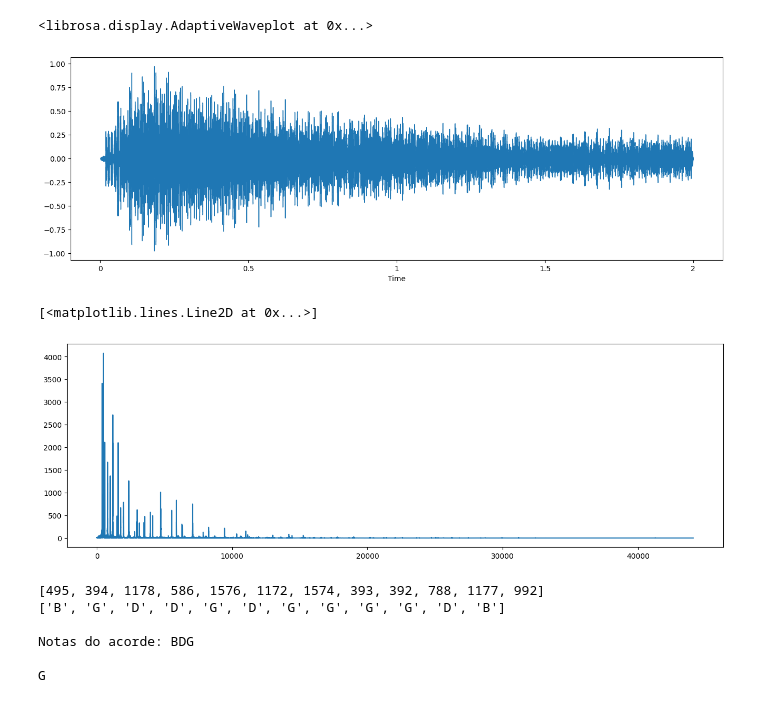
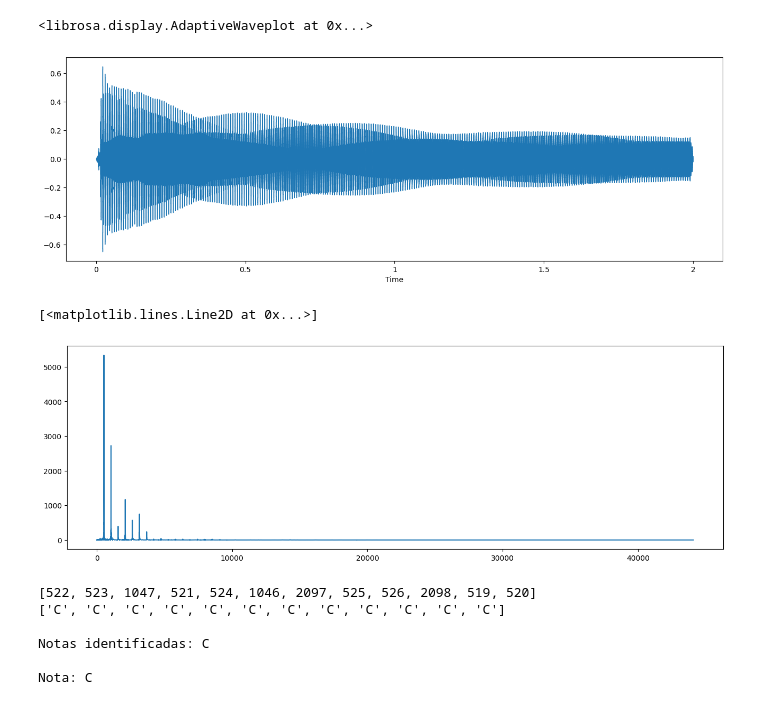
Before and after one commit to RoyCal/Chord-Identifier, a Jupyter notebook: main.ipynb, the cells around one changed output. Drawn from its saved outputs; the diff is of its cells as text; code cells hidden in the pictures.

```diff
--- a/main.ipynb
+++ b/main.ipynb
@@ -106,44 +113,54 @@ def gerar_combinacoes(lista, n):
 
     return formacoes_possiveis
 # %%
-data, fs = librosa.load("Acordes/G.wav")
+# Ler o arquivo de áudio
+data, fs = librosa.load("Notas/C.wav")
 
 Audio(data=data, rate=fs)
 # %% [output]
 [interactive output not drawn]
 # %%
+# Plotar o sinal do áudio
 plt.figure(figsize=(16, 5))
 ld.waveshow(data, sr=fs)
 # %% [output]
 <librosa.display.AdaptiveWaveplot at 0x...>
-[figure, old version]
+[figure, new version]
 # %%
-f = sp.fft.dct(data)
-f = abs(f)
+# Fazer a transformada do cosseno discreta do sinal para identificar quais são as frequências mais importantes
+f = abs(sp.fft.dct(data))
 
+# Plotar o gráfica da transformada
 plt.figure(figsize=(16, 5))
 plt.plot(f)
 # %% [output]
 [<matplotlib.lines.Line2D at 0x...>]
-[figure, old version]
+[figure, new version]
 # %%
+# Imprimir a lista com as notas mais importantes
 print(lista := maiores_indices(f,12))
 
+# Transforma a lista de frequências em uma lista de notas
 lista = freqs_to_notes(lista)
 
+# Imprimir a lista de notas
 print(lista, end="\n\n")
 
+# Gerar a formação com base na lista de notas e saber quantas notas tem naquela formação
 formation, n_notes = get_formation(lista)
 
-print("Notas do acorde:", formation, end="\n\n")
+# Imprimir as ntoas que foram identificadas na formação
+print("Notas identificadas:", formation, end="\n\n")
 
+# Gerar o acorde com base na formação
 chord = get_chord(formation)
 
-if chord is not None:
+# Manipulações caso o acorde não seja identificado de primeira
+if chord is not None:   # o acorde foi identificado de primeira
     print(chord)
-elif n_notes == 3:
+elif n_notes == 3:      # se não foi identificado e possui 3 notas, não se sabe qual é o acorde
     print("Não foi possível identificar um acorde com essa formação")
-elif n_notes == 4:
+elif n_notes == 4:      # se não foi identificado, mas possui 4 notas, gerar a combinação 3 a 3 e buscar novamente, pois pode existir um nota "intrusa"
     formacoes_possiveis = gerar_combinacoes(set(lista), 3)
 
     for formacao in formacoes_possiveis:
@@ -151,7 +168,7 @@ elif n_notes == 4:
         if chord != None:
             print(chord)
             break
-elif n_notes > 4:
+elif n_notes > 4:       # se não foi identificado e possui mais que 4 notas, gerar as combinações 4 a 4 e 3 a 3 e buscar novamente
     formacoes_possiveis = gerar_combinacoes(set(lista), 4) + gerar_combinacoes(set(lista), 3)
 
     for formacao in formacoes_possiveis:
@@ -159,12 +176,14 @@ elif n_notes > 4:
         if chord != None:
             print(chord)
             break
-elif n_notes == 2:
+elif n_notes == 2:      # se não foi identificado e possui apenas 2 notas, retornar a mais recorrente
     print(get_chord(Counter(lista).most_common(1)[0][0]))
+else:                   # se não, realmente não é possível identificar nenhum acorde
+    print("Não foi possível identificar um acorde com essa formação")
 # %% [output]
-[495, 394, 1178, 586, 1576, 1172, 1574, 393, 392, 788, 1177, 992]
-['B', 'G', 'D', 'D', 'G', 'D', 'G', 'G', 'G', 'G', 'D', 'B']
+[522, 523, 1047, 521, 524, 1046, 2097, 525, 526, 2098, 519, 520]
+['C', 'C', 'C', 'C', 'C', 'C', 'C', 'C', 'C', 'C', 'C', 'C']
 
-Notas do acorde: BDG
+Notas identificadas: C
 
-G
+Nota: C
```
Also changed, not shown: parts of 1 cell of this notebook.
